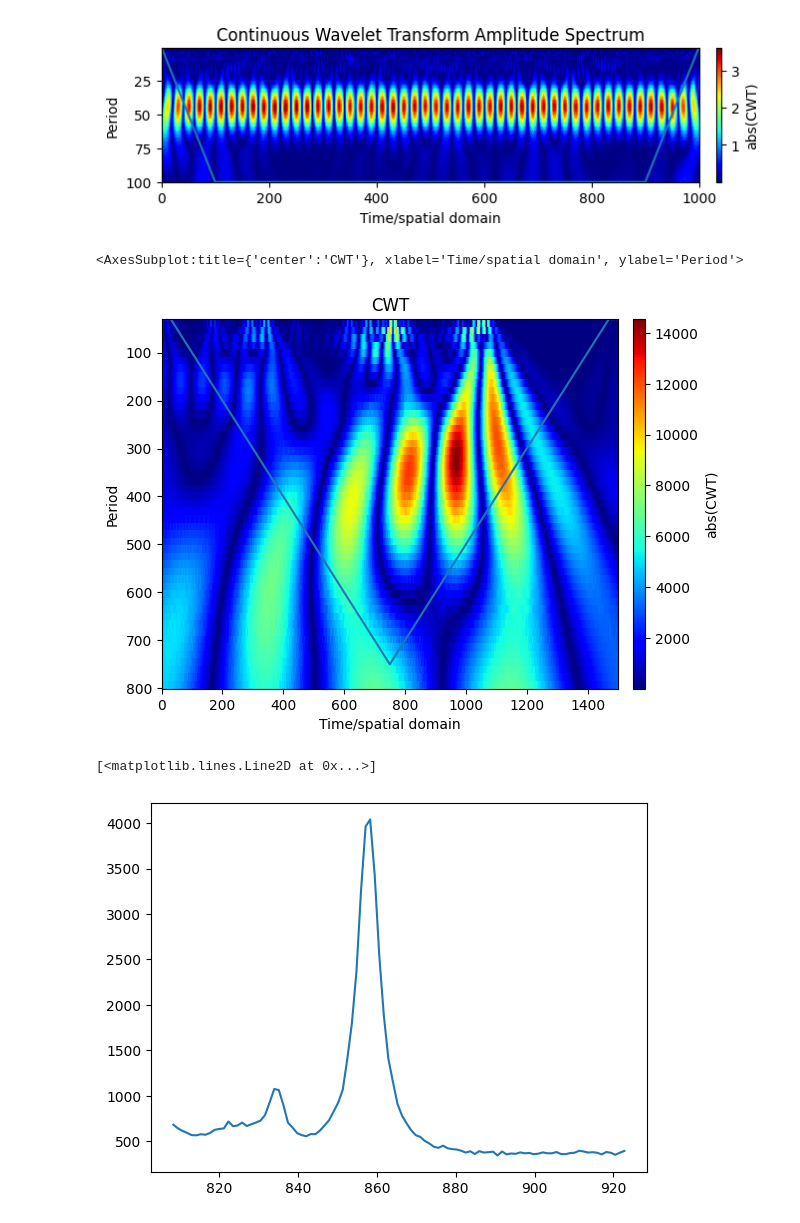
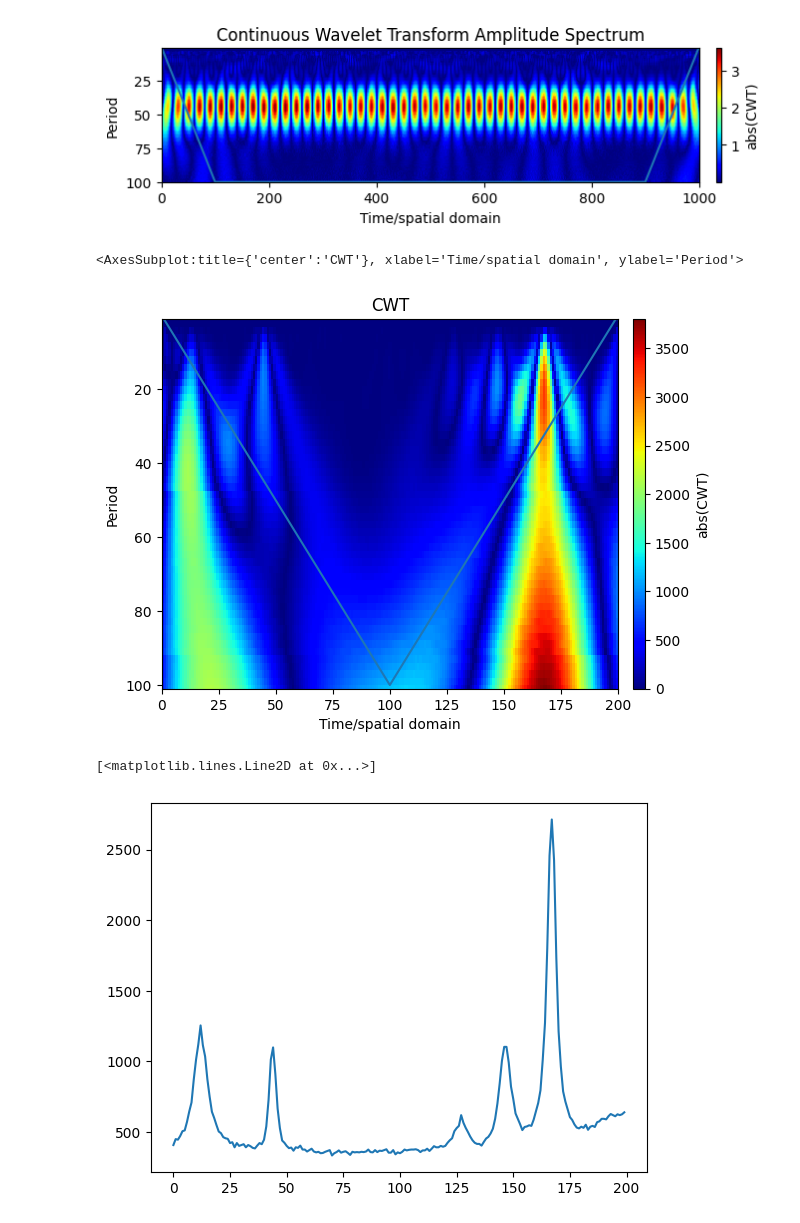
Before and after one commit to oftavira/BitacoraLiteratura, a Jupyter notebook: Ploting/_temp.ipynb, the cells around one changed output. Saved outputs shown, nothing was run; the diff lists cells and outputs as text; code cells hidden in the pictures.

Commit message:
Gaussian simple case added to scaleograms

```diff
--- a/Ploting/_temp.ipynb
+++ b/Ploting/_temp.ipynb
@@ -279,16 +279,20 @@ p.spx
 # %%
 import numpy as np
 import scaleogram as scg
 
-periods = np.linspace(30,800)
-wavelet = 'gaus5'
+ra = 200
+rb = 400
+
+periods = np.linspace(1,100)
+wavelet = 'mexh'
 scales  = scg.periods2scales(periods, wavelet)
-data    = p.spy[200:1700]  # gaussian noise
+data    = p.spy[ra:rb]  # gaussian noise
 scg.cws( data, scales=scales, wavelet=wavelet, title="CWT")
 # %% [output]
 <AxesSubplot:title={'center':'CWT'}, xlabel='Time/spatial domain', ylabel='Period'>
-[figure, old version]
+[figure, new version]
 # %%
+plt.plot(p.spy[ra:rb])
 # %% [output]
 [<matplotlib.lines.Line2D at 0x...>]
-[figure, old version]
+[figure, new version]
```
Also changed, not shown: parts of 1 cell of this notebook.
